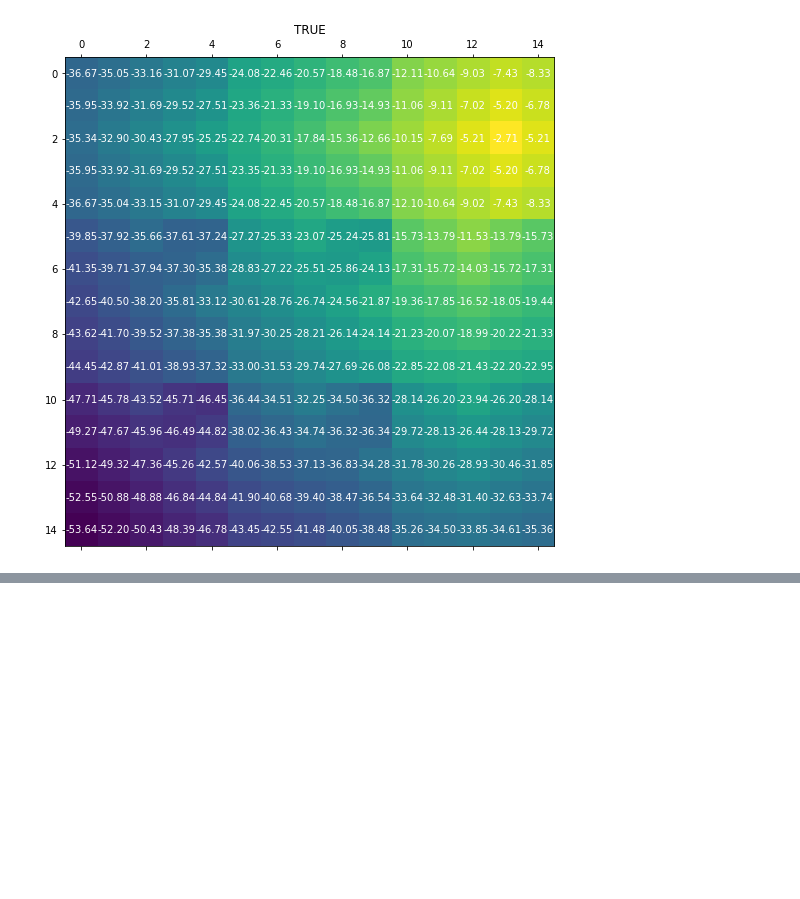
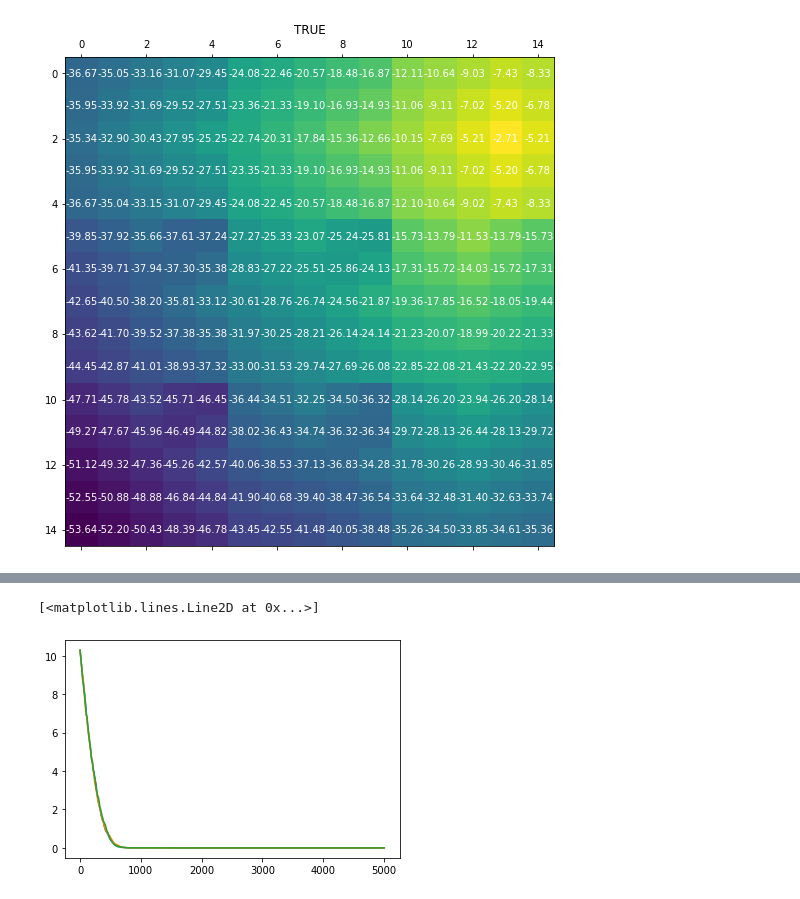
Before and after one commit to guillermoim/options, a Jupyter notebook: notebooks/Sandbox.ipynb, the cells around one changed output, grey strips where cells are left out. Cells and saved outputs as stored; diff of their text form; code cells hidden in the pictures; blank space fills up the shorter version.

```diff
--- a/notebooks/Sandbox.ipynb
+++ b/notebooks/Sandbox.ipynb
@@ -90,0 +108,10 @@ plt.show()
+# %%
+#errors_i_v1 = pickle.load(open('../errors_i_v1.pkl', 'rb'))
+#errors_i_v2 = pickle.load(open('../errors_i_v2.pkl', 'rb'))
+errors_i_v3 = pickle.load(open('../errors_i_v3.pkl', 'rb'))
+plt.plot(errors_i_v1)
+plt.plot(errors_i_v2)
+plt.plot(errors_i_v3)
+# %% [output]
+[<matplotlib.lines.Line2D at 0x...>]
+[figure, added]
```
Also changed, not shown: parts of 14 cells of this notebook, 37 other files.
